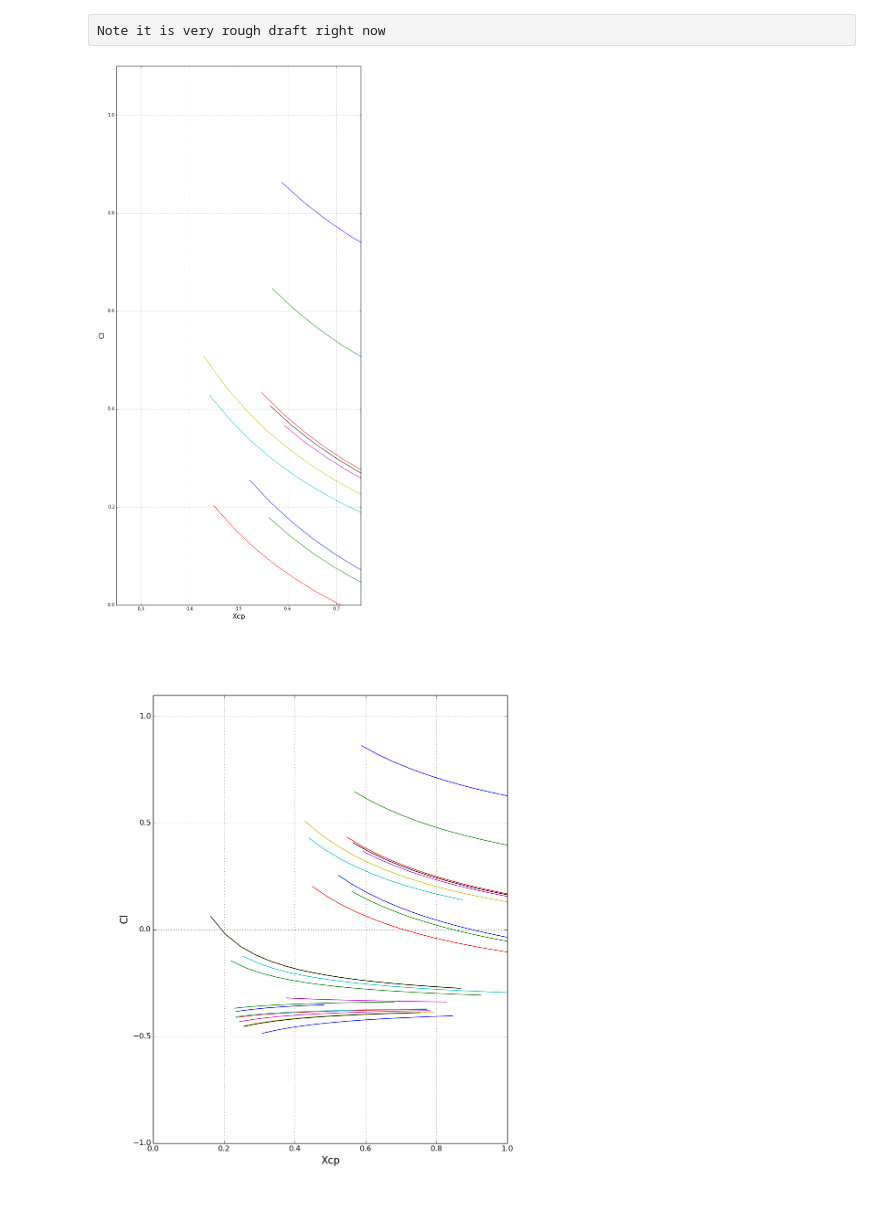
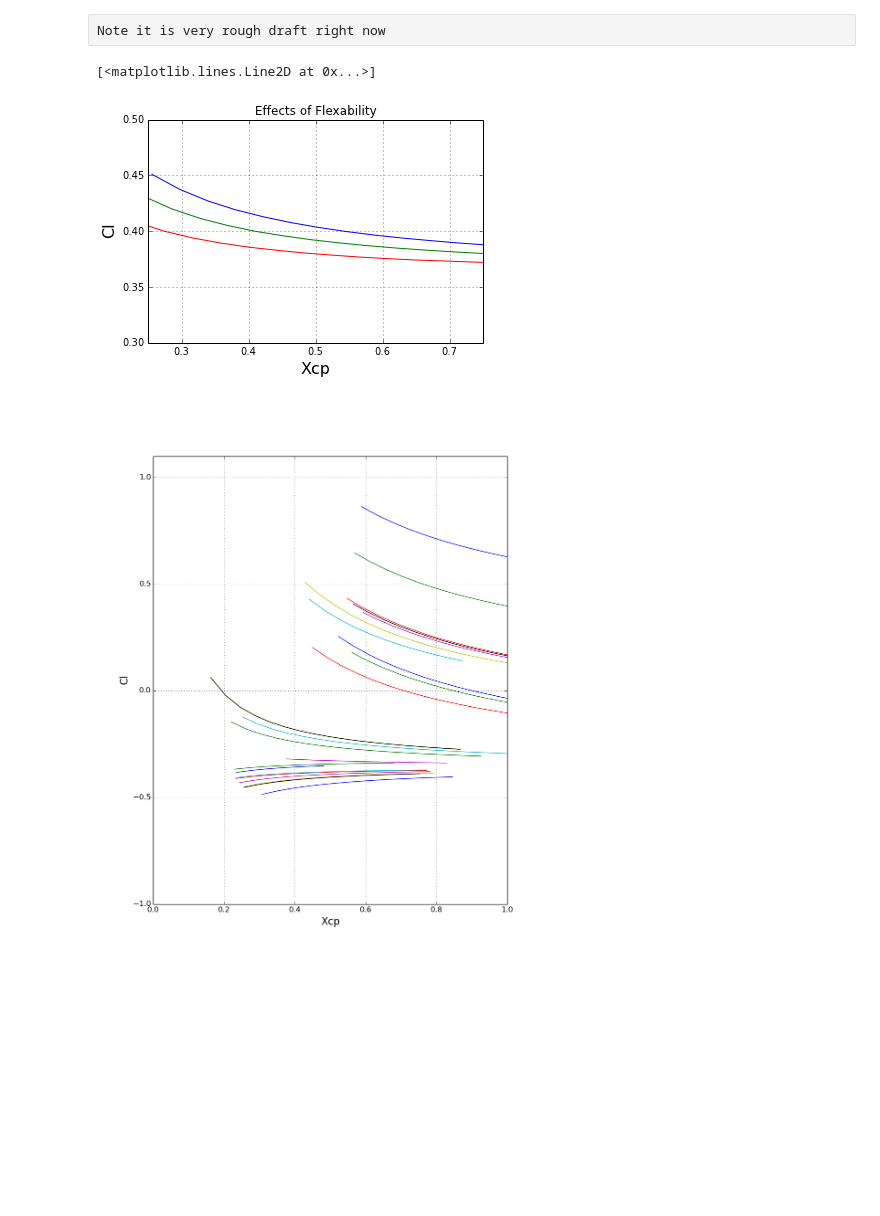
Before and after one commit to colinparker/Pterosaur, a Jupyter notebook: parker_pterosaur.ipynb, the cells around one changed output. Cells and saved outputs as stored; diff of their text form; code cells hidden in the pictures; blank space fills up the shorter version.

Commit message:
Plot just 3 to see shifted trend

```diff
--- a/parker_pterosaur.ipynb
+++ b/parker_pterosaur.ipynb
@@ -22,21 +22,23 @@ def GetWingData(N):
 
 wing=GetWingData(N)
 # %%
-%matplotlib inline
-
 xStart,xEnd = .25,.75
-yStart,yEnd = 0,1.1
+yStart,yEnd = .3,.5
 size = 10
-plt.figure(figsize=(size,(yEnd-yStart)/(xEnd-xStart)*size))
+plt.title('Effects of Flexability')
 plt.grid(True)
 plt.xlabel('Xcp',fontsize=16)
 plt.ylabel('Cl',fontsize=16)
 plt.xlim(xStart,xEnd)
 plt.ylim(yStart,yEnd)
-for i in range (N):
-    plt.plot(wing[i+1].Cl,wing[i+1].Xcp/MAC[i])
+#for i in range (8,10):
+#    plt.plot(wing[i].Cl,wing[i].Xcp/MAC[i])
+plt.plot(wing[18].Cl,-wing[18].Xcp/MAC[18],'red')
+plt.plot(wing[19].Cl,-wing[19].Xcp/MAC[19],'green')
+plt.plot(wing[20].Cl,-wing[20].Xcp/MAC[20],'blue')
 # %% [output]
+[<matplotlib.lines.Line2D at 0x...>]
-[figure, old version]
+[figure, new version]
 # %%
 from IPython.display import Image
 Image(filename='C:/Users/Colin/Documents/GitHub/Pterosaur/Data/ClvCxp.png')
```
Also changed, not shown: 1 other file.
